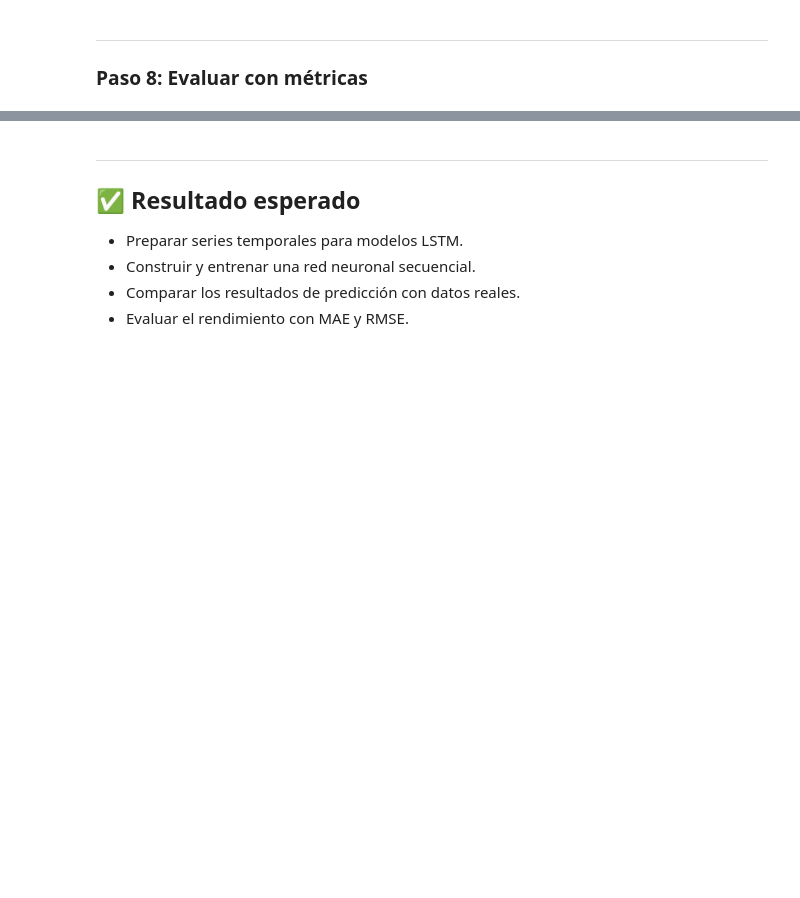
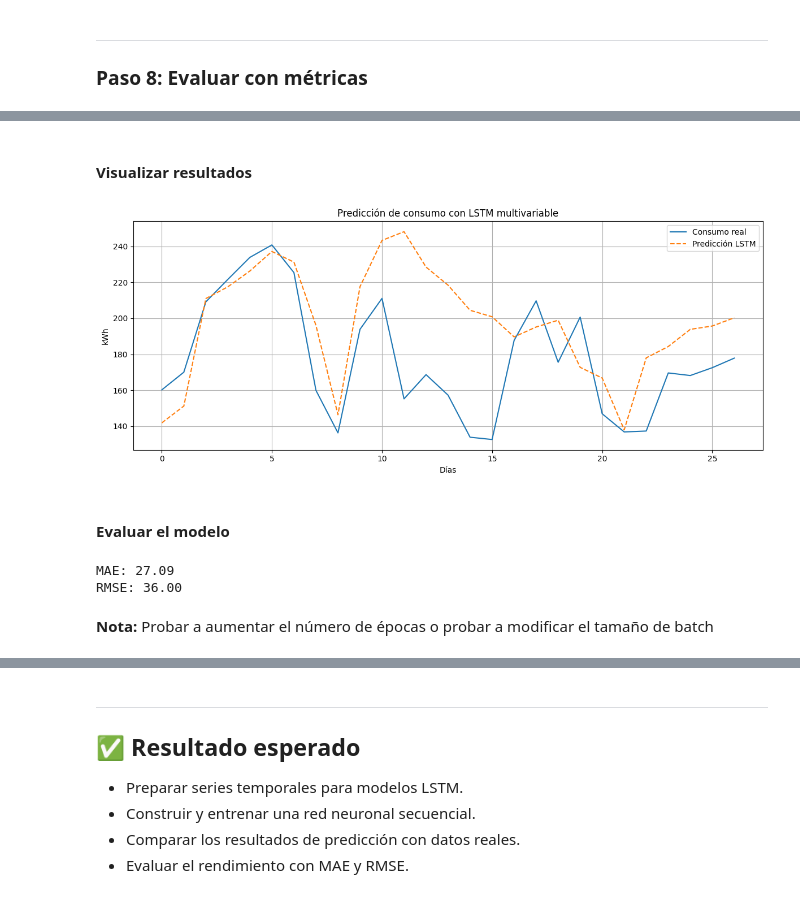
Before and after one commit to jorgballesteros/ibbi, a Jupyter notebook: M5. Predicción de Series Temporales/materiales/m5_e5_lstm.ipynb, the cells around one changed output, grey strips where cells are left out. Drawn from its saved outputs; the diff is of its cells as text; code cells hidden in the pictures; blank space fills up the shorter version.

```diff
--- a/M5. Predicción de Series Temporales/materiales/m5_e5_lstm.ipynb
+++ b/M5. Predicción de Series Temporales/materiales/m5_e5_lstm.ipynb
@@ -178,0 +192,4 @@ RMSE: 30.65
+# %%
+split = int(len(X) * 0.8)
+X_train, X_test = X[:split], X[split:]
+y_train, y_test = y[:split], y[split:]
@@ -178,0 +198,11 @@ RMSE: 30.65
+# %%
+from tensorflow.keras.models import Sequential
+from tensorflow.keras.layers import LSTM, Dense
+
+model = Sequential([
+    LSTM(50, activation='relu', input_shape=(n_steps, 2)),
+    Dense(1)
+])
+
+model.compile(optimizer='adam', loss='mse')
+model.fit(X_train, y_train, epochs=200, batch_size=8, validation_data=(X_test, y_test))
@@ -178,0 +231,10 @@ RMSE: 30.65
+# %%
+y_pred_scaled = model.predict(X_test)
+
+# Desnormalizar solo la columna de consumo (índice 0)
+consumo_min = scaler.data_min_[0]
+consumo_max = scaler.data_max_[0]
+consumo_range = consumo_max - consumo_min
+
+y_pred = y_pred_scaled * consumo_range + consumo_min
+y_true = y_test.reshape(-1, 1) * consumo_range + consumo_min
@@ -178,0 +244,30 @@ RMSE: 30.65
+# %% [markdown]
+#### Visualizar resultados
+# %%
+plt.figure(figsize=(12, 5))
+plt.plot(y_true, label="Consumo real")
+plt.plot(y_pred, label="Predicción LSTM", linestyle="--")
+plt.title("Predicción de consumo con LSTM multivariable")
+plt.xlabel("Días")
+plt.ylabel("kWh")
+plt.legend()
+plt.grid(True)
+plt.tight_layout()
+plt.show()
+# %% [output]
+[figure, added]
+# %% [markdown]
+#### Evaluar el modelo
+# %%
+from sklearn.metrics import mean_absolute_error, mean_squared_error
+
+mae = mean_absolute_error(y_true, y_pred)
+rmse = np.sqrt(mean_squared_error(y_true, y_pred))
+
+print(f"MAE: {mae:.2f}")
+print(f"RMSE: {rmse:.2f}")
+# %% [output]
+MAE: 27.09
+RMSE: 36.00
+# %% [markdown]
+**Nota:** Probar a aumentar el número de épocas o probar a modificar el tamaño de batch
```
Also changed, not shown: parts of 18 cells of this notebook, 7 other files.
